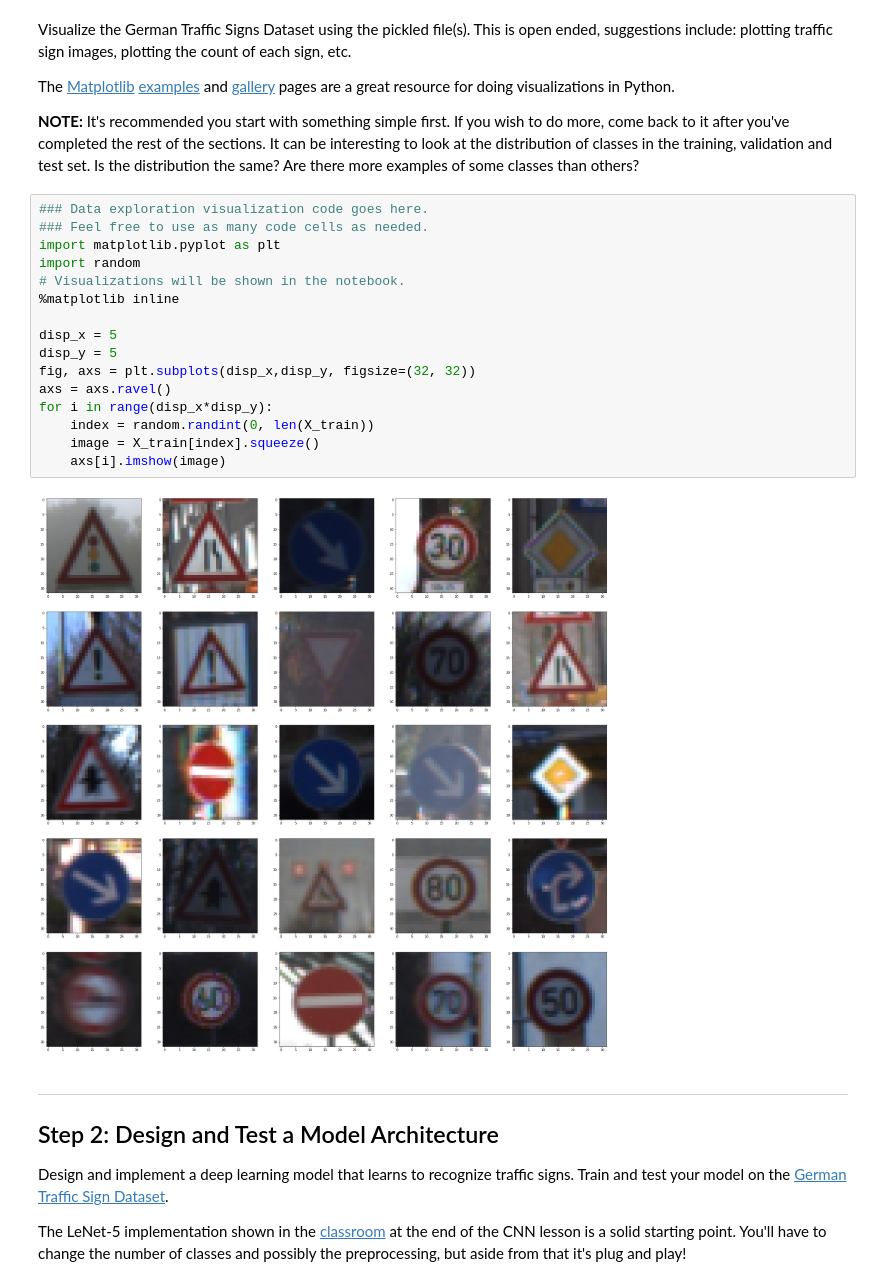
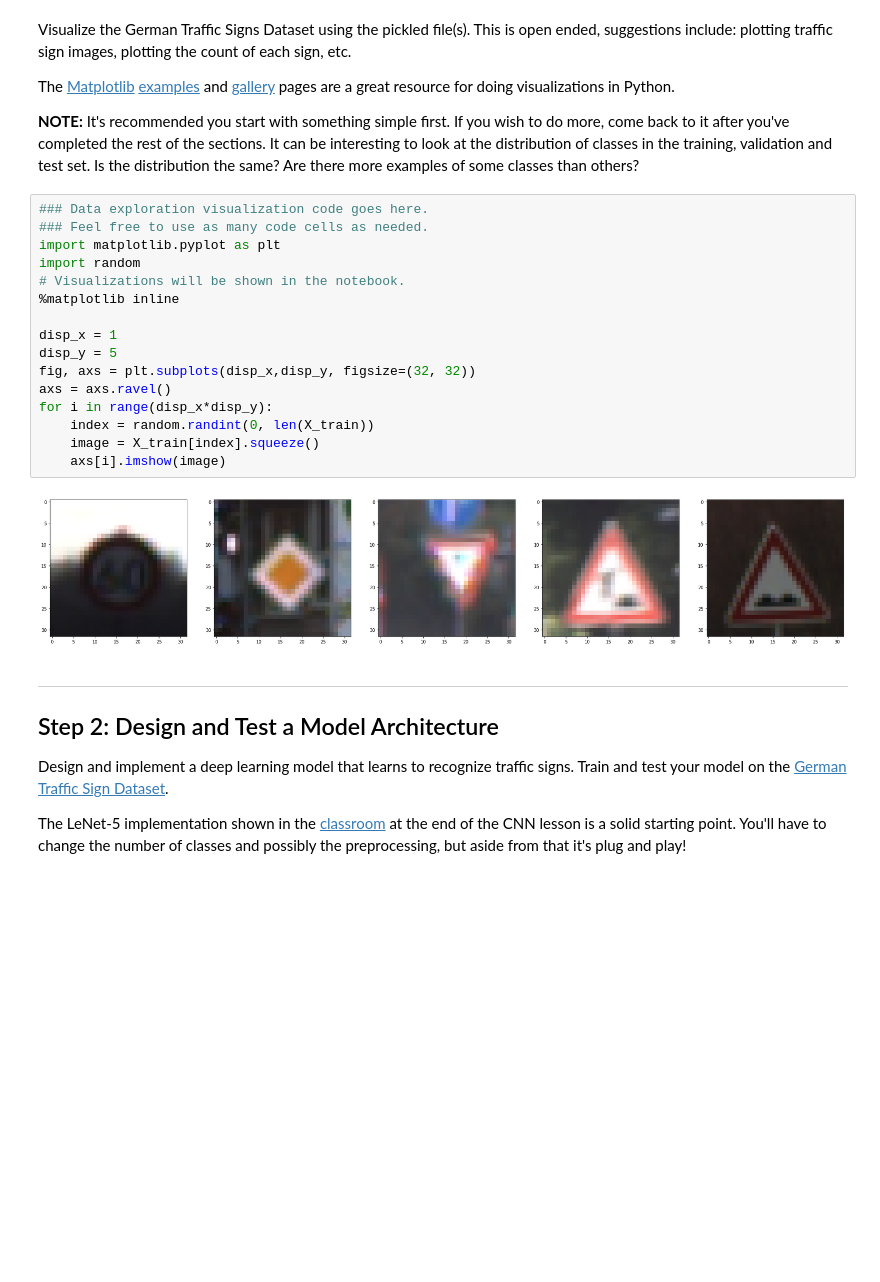
Before and after one commit to maanadoona/CarND-Traffic-Sign-Classifier-Project, a Jupyter notebook: Traffic_Sign_Classifier.ipynb, the cells around one changed output. Saved outputs shown, nothing was run; the diff lists cells and outputs as text; blank space fills up the shorter version.

```diff
--- a/Traffic_Sign_Classifier.ipynb
+++ b/Traffic_Sign_Classifier.ipynb
@@ -98,21 +98,21 @@ The [Matplotlib](http://matplotlib.org/) [examples](http://matplotlib.org/exampl
 # %%
 ### Data exploration visualization code goes here.
 ### Feel free to use as many code cells as needed.
 import matplotlib.pyplot as plt
 import random
 # Visualizations will be shown in the notebook.
 %matplotlib inline
 
-disp_x = 5
+disp_x = 1
 disp_y = 5
 fig, axs = plt.subplots(disp_x,disp_y, figsize=(32, 32))
 axs = axs.ravel()
 for i in range(disp_x*disp_y):
     index = random.randint(0, len(X_train))
     image = X_train[index].squeeze()
     axs[i].imshow(image)
 # %% [output]
-[figure, old version]
+[figure, new version]
 # %% [markdown]
 ----
 
```
Also changed, not shown: parts of 10 cells of this notebook.
